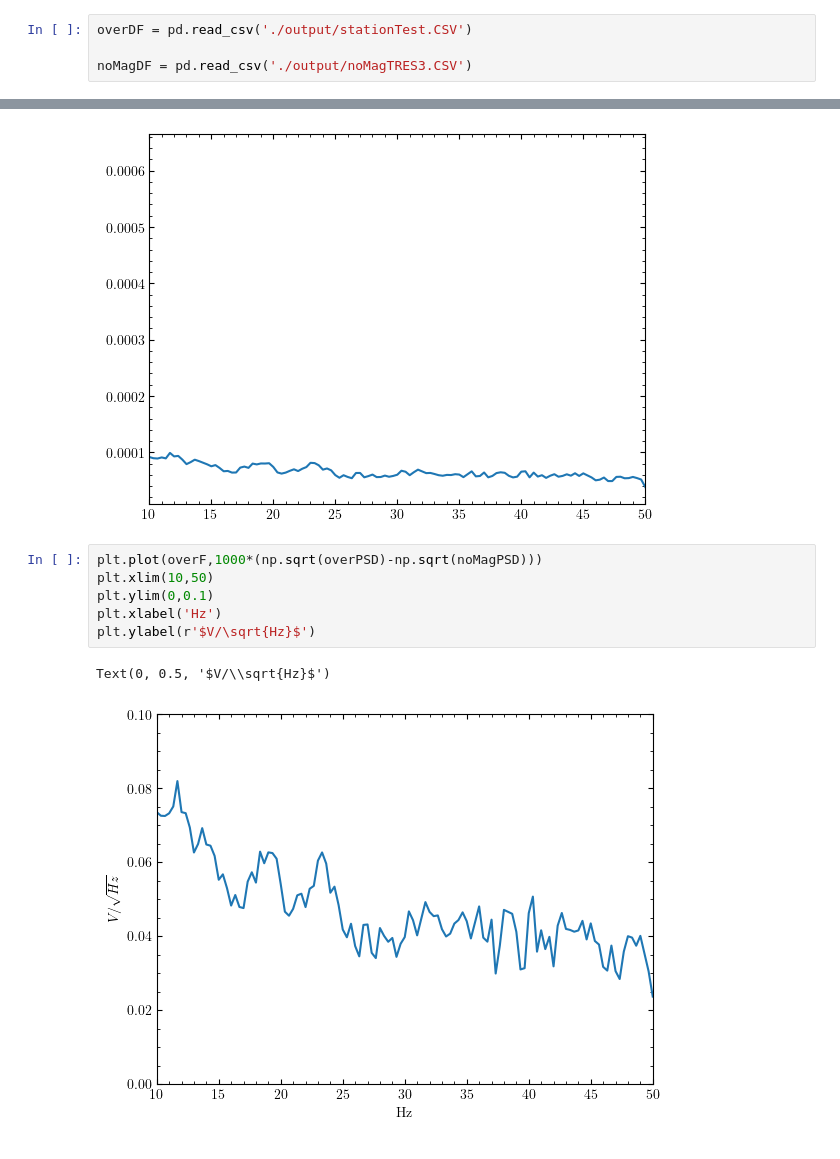
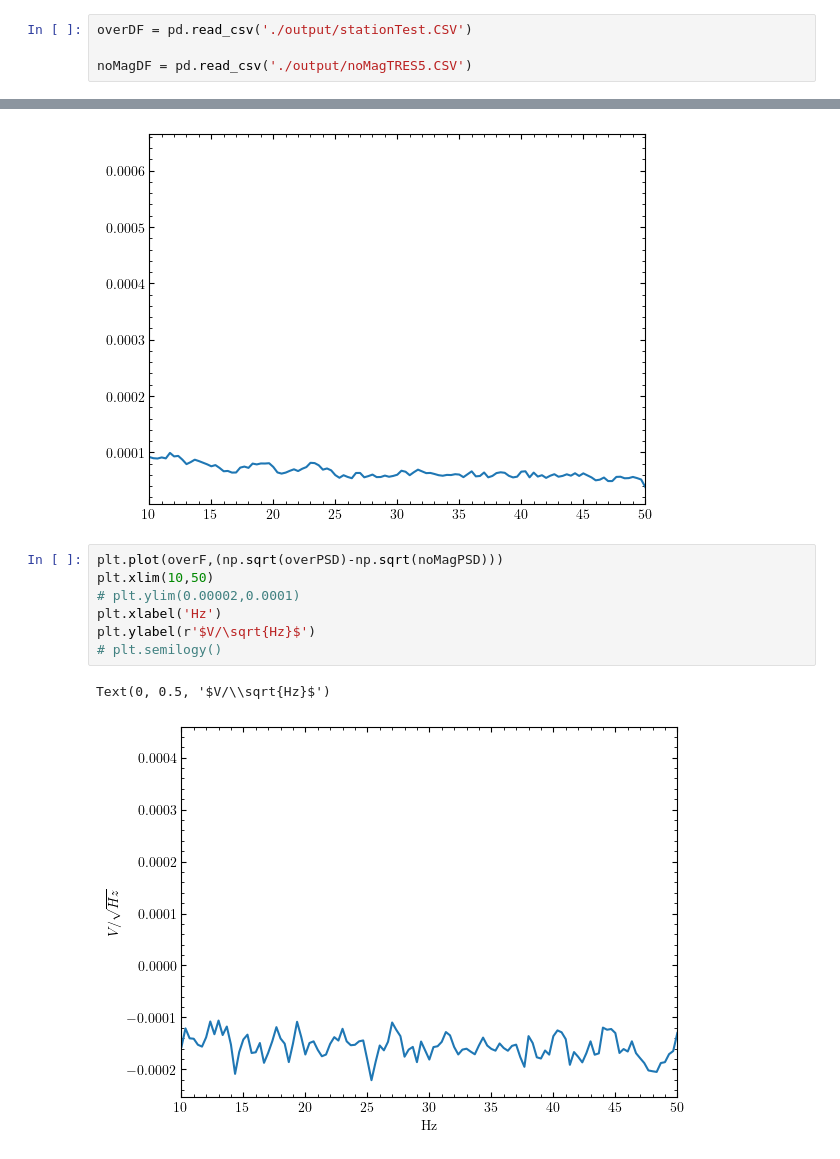
Before and after one commit to Bkorotko03/ALTrainSeismo, a Jupyter notebook: testsAndSuch/platformTestAnalysis.ipynb, the cells around one changed output, grey strips where cells are left out. Saved outputs shown, nothing was run; the diff lists cells and outputs as text.

```diff
--- a/testsAndSuch/platformTestAnalysis.ipynb
+++ b/testsAndSuch/platformTestAnalysis.ipynb
@@ -20,7 +20,7 @@ import os
 # %%
 overDF = pd.read_csv('./output/stationTest.CSV')
 
-noMagDF = pd.read_csv('./output/noMagTRES3.CSV')
+noMagDF = pd.read_csv('./output/noMagTRES5.CSV')
 # %%
 noMagDF
 # %% [output]
@@ -92,11 +93,12 @@ plt.xlim(10,50)
 (10.0, 50.0)
 [figure]
 # %%
-plt.plot(overF,1000*(np.sqrt(overPSD)-np.sqrt(noMagPSD)))
+plt.plot(overF,(np.sqrt(overPSD)-np.sqrt(noMagPSD)))
 plt.xlim(10,50)
-plt.ylim(0,0.1)
+# plt.ylim(0.00002,0.0001)
 plt.xlabel('Hz')
 plt.ylabel(r'$V/\sqrt{Hz}$')
+# plt.semilogy()
 # %% [output]
 Text(0, 0.5, '$V/\\sqrt{Hz}$')
-[figure, old version]
+[figure, new version]
```
Also changed, not shown: parts of 3 cells of this notebook, 12 other files.
